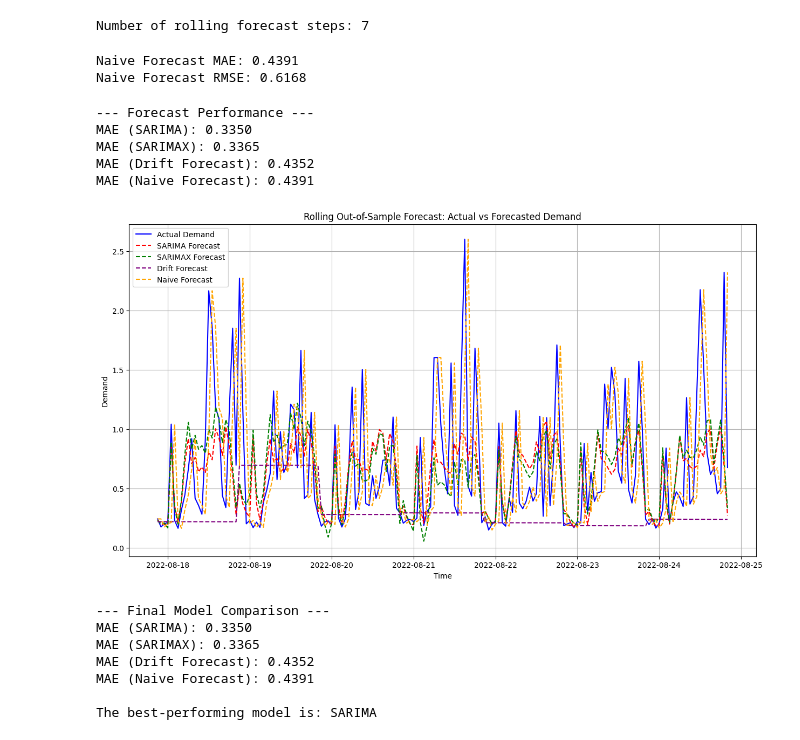
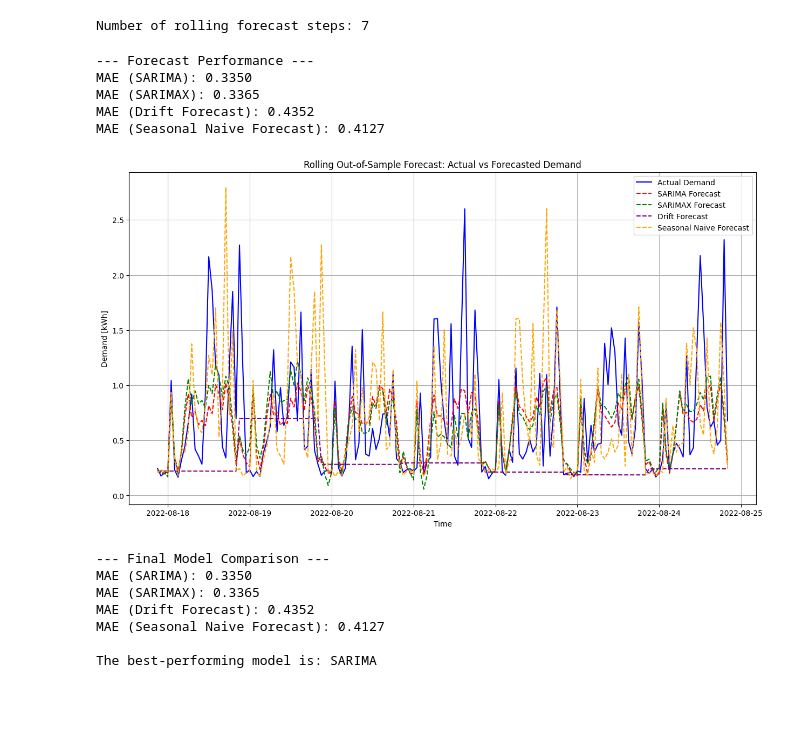
Before and after one commit to anguzo/its8080-2024, a Jupyter notebook: project02/all_in_one.ipynb, the cells around one changed output. Cells and saved outputs as stored; diff of their text form; code cells hidden in the pictures; blank space fills up the shorter version.

Commit message:
[project02] update ylabel to include units for demand in plots and use arima for drift and naive forecast

```diff
--- a/project02/all_in_one.ipynb
+++ b/project02/all_in_one.ipynb
@@ -914,9 +912,10 @@ steps = len(y_test) // horizon  # Number of rolling windows
 print(f"Number of rolling forecast steps: {steps}")
 
 # Initialize lists for forecasts
-sarima_forecast = []
-sarimax_forecast = []
+sarima_forecast_values = []
+sarimax_forecast_values = []
 drift_forecast_values = []
+snaive_forecast_values = []
 # %% [output]
 Number of rolling forecast steps: 7
 # %%
@@ -957,61 +968,47 @@ drift_forecast_series = pd.Series(
-# %%
-# %% Naive Forecasting Technique
-
-# Naive forecast: replicate the last observed value for each step
-naive_forecast = y_test.shift(1).fillna(method="bfill")
-
-# Evaluate naive forecast
-naive_mae = mean_absolute_error(y_test, naive_forecast)
-naive_rmse = np.sqrt(mean_squared_error(y_test, naive_forecast))
-
-print(f"Naive Forecast MAE: {naive_mae:.4f}")
-print(f"Naive Forecast RMSE: {naive_rmse:.4f}")
-# %% [output]
-Naive Forecast MAE: 0.4391
-Naive Forecast RMSE: 0.6168
 # %%
 # %% Evaluate Forecast Performance
 
 mae_sarima = mean_absolute_error(y_test[: len(sarima_forecast)], sarima_forecast)
 mae_sarimax = mean_absolute_error(y_test[: len(sarimax_forecast)], sarimax_forecast)
-mae_drift = mean_absolute_error(
-    y_test[: len(drift_forecast_series)], drift_forecast_series
-)
+mae_drift = mean_absolute_error(y_test[: len(drift_forecast)], drift_forecast)
+mae_snaive = mean_absolute_error(y_test[: len(snaive_forecast)], snaive_forecast)
 
 print("\n--- Forecast Performance ---")
 print(f"MAE (SARIMA): {mae_sarima:.4f}")
 print(f"MAE (SARIMAX): {mae_sarimax:.4f}")
 print(f"MAE (Drift Forecast): {mae_drift:.4f}")
-print(f"MAE (Naive Forecast): {naive_mae:.4f}")
+print(f"MAE (Seasonal Naive Forecast): {mae_snaive:.4f}")
 # %% [output]
 --- Forecast Performance ---
 MAE (SARIMA): 0.3350
 MAE (SARIMAX): 0.3365
 MAE (Drift Forecast): 0.4352
-MAE (Naive Forecast): 0.4391
+MAE (Seasonal Naive Forecast): 0.4127
 # %%
 # %% Visualize Forecasts
 
 plt.figure(figsize=(15, 8))
 plt.plot(y_test, label="Actual Demand", color="blue")
 plt.plot(sarima_forecast, label="SARIMA Forecast", linestyle="--", color="red")
 plt.plot(
     sarimax_forecast,
     label="SARIMAX Forecast",
     linestyle="--",
     color="green",
 )
-plt.plot(drift_forecast_series, label="Drift Forecast", linestyle="--", color="purple")
-plt.plot(naive_forecast, label="Naive Forecast", linestyle="--", color="orange")
+plt.plot(drift_forecast, label="Drift Forecast", linestyle="--", color="purple")
+plt.plot(
+    snaive_forecast, label="Seasonal Naive Forecast", linestyle="--", color="orange"
+)
 
 plt.title("Rolling Out-of-Sample Forecast: Actual vs Forecasted Demand")
 plt.xlabel("Time")
-plt.ylabel("Demand")
+plt.ylabel("Demand [kWh]")
 plt.legend()
 plt.grid()
 plt.show()
 # %% [output]
-[figure, old version]
+[figure, new version]
 # %%
 # %% Final Comparison of All Models
 
@@ -1019,14 +1016,14 @@ print("\n--- Final Model Comparison ---")
 print(f"MAE (SARIMA): {mae_sarima:.4f}")
 print(f"MAE (SARIMAX): {mae_sarimax:.4f}")
 print(f"MAE (Drift Forecast): {mae_drift:.4f}")
-print(f"MAE (Naive Forecast): {naive_mae:.4f}")
+print(f"MAE (Seasonal Naive Forecast): {mae_snaive:.4f}")
 
 # Determine the best-performing model
 mae_dict = {
     "SARIMA": mae_sarima,
     "SARIMAX": mae_sarimax,
     "Drift Forecast": mae_drift,
-    "Naive Forecast": naive_mae,
+    "Seasonal Naive Forecast": mae_snaive,
 }
 
 best_model = min(mae_dict, key=mae_dict.get)
@@ -1036,6 +1033,6 @@ print(f"\nThe best-performing model is: {best_model}")
 MAE (SARIMA): 0.3350
 MAE (SARIMAX): 0.3365
 MAE (Drift Forecast): 0.4352
-MAE (Naive Forecast): 0.4391
+MAE (Seasonal Naive Forecast): 0.4127
 
 The best-performing model is: SARIMA
```
Also changed, not shown: parts of 3 cells of this notebook, 6 other files.
